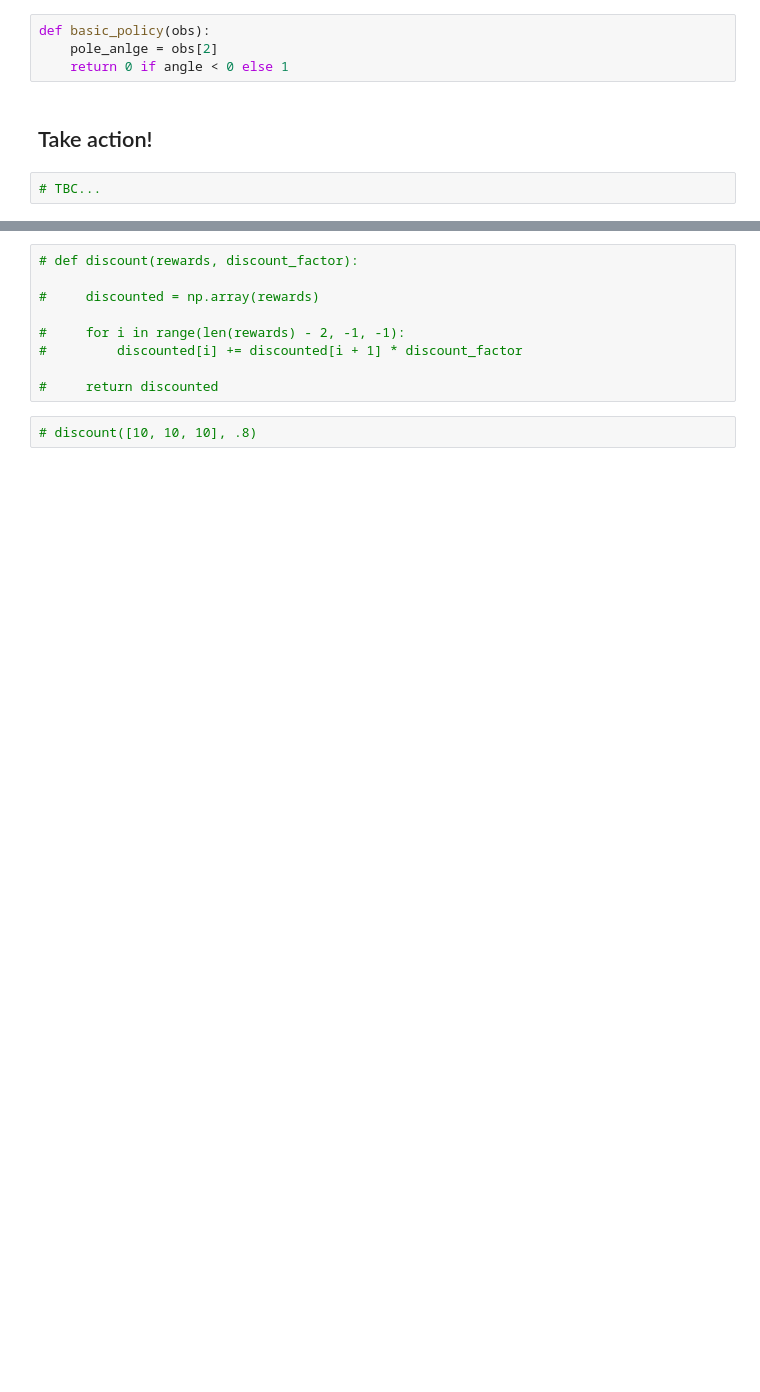
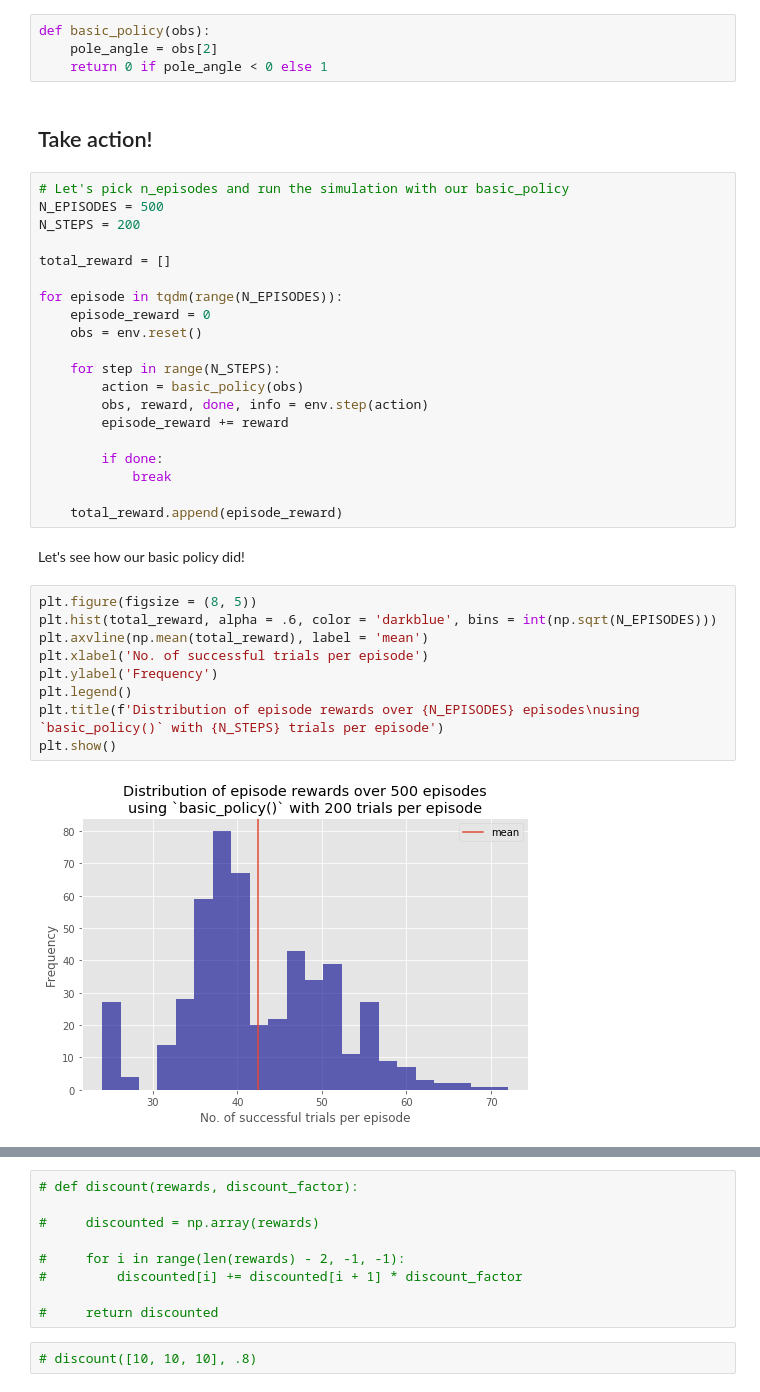
Before and after one commit to AlxndrMlk/reinforcement_learning_exercises, a Jupyter notebook: 00_Cartpole.ipynb, the cells around one changed output, grey strips where cells are left out. Saved outputs shown, nothing was run; the diff lists cells and outputs as text; blank space fills up the shorter version.

```diff
--- a/00_Cartpole.ipynb
+++ b/00_Cartpole.ipynb
@@ -55,9 +62,40 @@ obs, reward, done, info = env.step(action)
 Taking an action results in new cart and pole coordinates. We also get a reward and information if the trial has finished (either 200 iterations passed or the pole fell or the cart left the main screen) and additional info on the environment (optional).
 # %%
 def basic_policy(obs):
-    pole_anlge = obs[2]
-    return 0 if angle < 0 else 1
+    pole_angle = obs[2]
+    return 0 if pole_angle < 0 else 1
 # %% [markdown]
 ## Take action!
-# %%
-# TBC...
+# %%
+# Let's pick n_episodes and run the simulation with our basic_policy
+N_EPISODES = 500
+N_STEPS = 200
+
+total_reward = []
+
+for episode in tqdm(range(N_EPISODES)):
+    episode_reward = 0
+    obs = env.reset()
+
+    for step in range(N_STEPS):
+        action = basic_policy(obs)
+        obs, reward, done, info = env.step(action)
+        episode_reward += reward
+
+        if done:
+            break
+
+    total_reward.append(episode_reward)
+# %% [markdown]
+Let's see how our basic policy did!
+# %%
+plt.figure(figsize = (8, 5))
+plt.hist(total_reward, alpha = .6, color = 'darkblue', bins = int(np.sqrt(N_EPISODES)))
+plt.axvline(np.mean(total_reward), label = 'mean')
+plt.xlabel('No. of successful trials per episode')
+plt.ylabel('Frequency')
+plt.legend()
+plt.title(f'Distribution of episode rewards over {N_EPISODES} episodes\nusing `basic_policy()` with {N_STEPS} trials per episode')
+plt.show()
+# %% [output]
+[figure, added]
```
Also changed, not shown: parts of 7 cells of this notebook.
